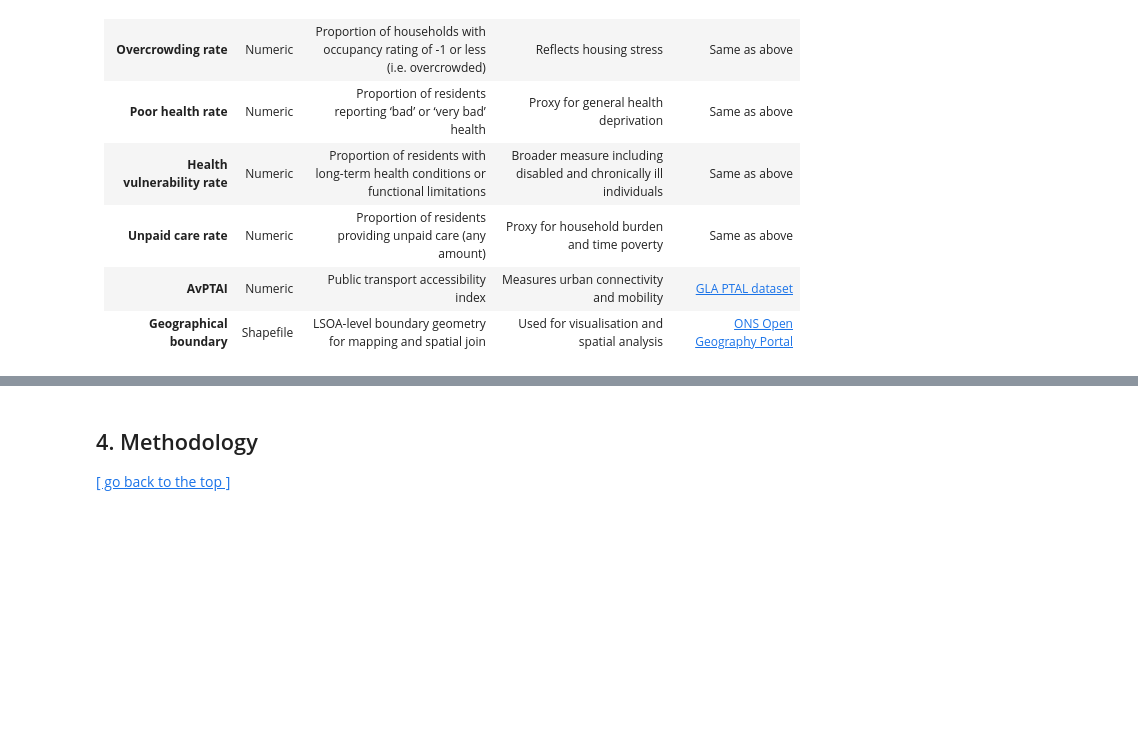
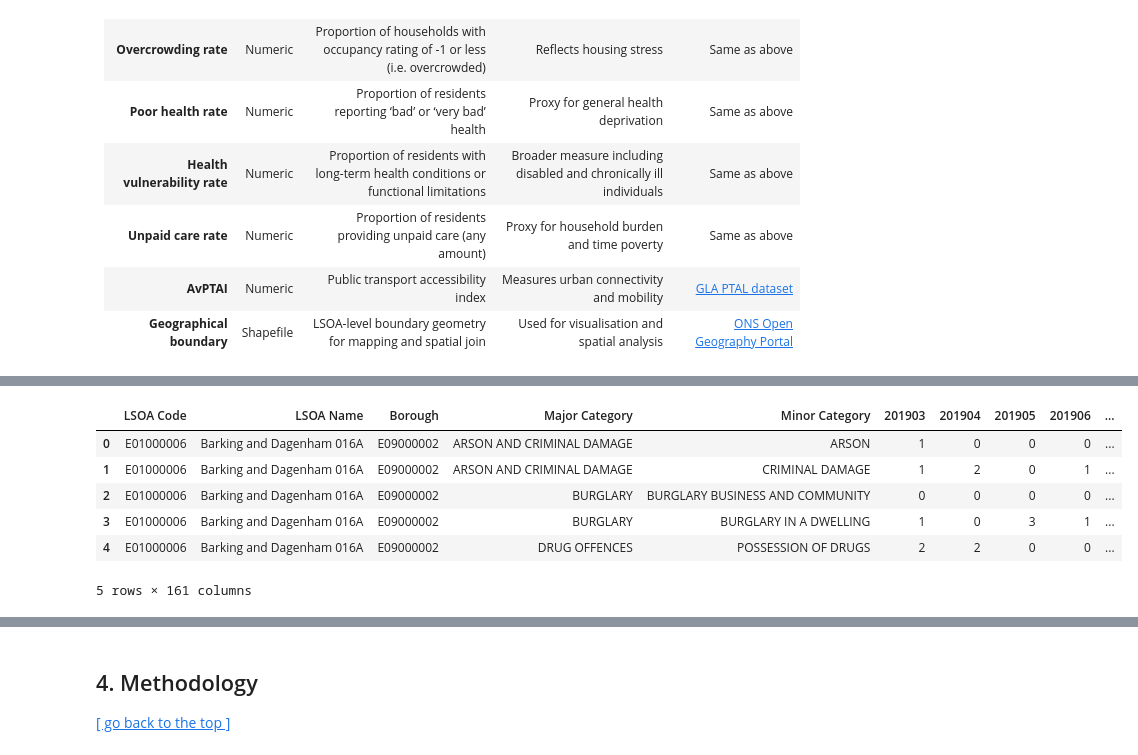
Before and after one commit to Weining5619/DSSS, a Jupyter notebook: WeiningLI_submission_CASA0006.ipynb, the cells around one changed output, grey strips where cells are left out. Drawn from its saved outputs; the diff is of its cells as text; code cells hidden in the pictures; blank space fills up the shorter version.

```diff
--- a/WeiningLI_submission_CASA0006.ipynb
+++ b/WeiningLI_submission_CASA0006.ipynb
@@ -104,0 +158,10 @@ The variables needed for the research and the dataset of their sources are shown
+# %%
+df_historical.head()
+# %% [output]
+|  | LSOA Code | LSOA Name | Borough | Major Category | Minor Category | 201903 | 201904 | 201905 | 201906 | ... |
+| 0 | E01000006 | Barking and Dagenham 016A | E09000002 | ARSON AND CRIMINAL DAMAGE | ARSON | 1 | 0 | 0 | 0 | ... |
+| 1 | E01000006 | Barking and Dagenham 016A | E09000002 | ARSON AND CRIMINAL DAMAGE | CRIMINAL DAMAGE | 1 | 2 | 0 | 1 | ... |
+| 2 | E01000006 | Barking and Dagenham 016A | E09000002 | BURGLARY | BURGLARY BUSINESS AND COMMUNITY | 0 | 0 | 0 | 0 | ... |
+| 3 | E01000006 | Barking and Dagenham 016A | E09000002 | BURGLARY | BURGLARY IN A DWELLING | 1 | 0 | 3 | 1 | ... |
+| 4 | E01000006 | Barking and Dagenham 016A | E09000002 | DRUG OFFENCES | POSSESSION OF DRUGS | 2 | 2 | 0 | 0 | ... |
+5 rows × 161 columns
```
Also changed, not shown: parts of 11 cells of this notebook.
